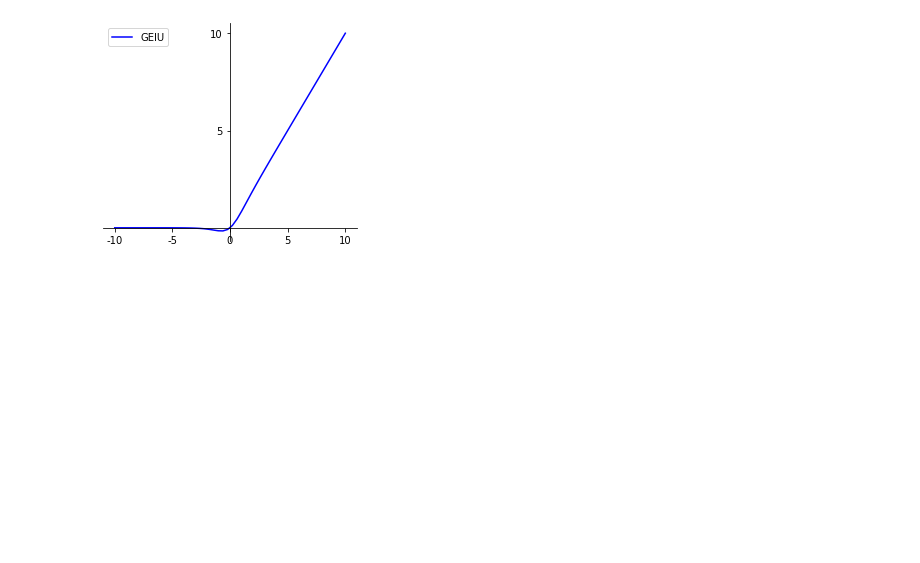
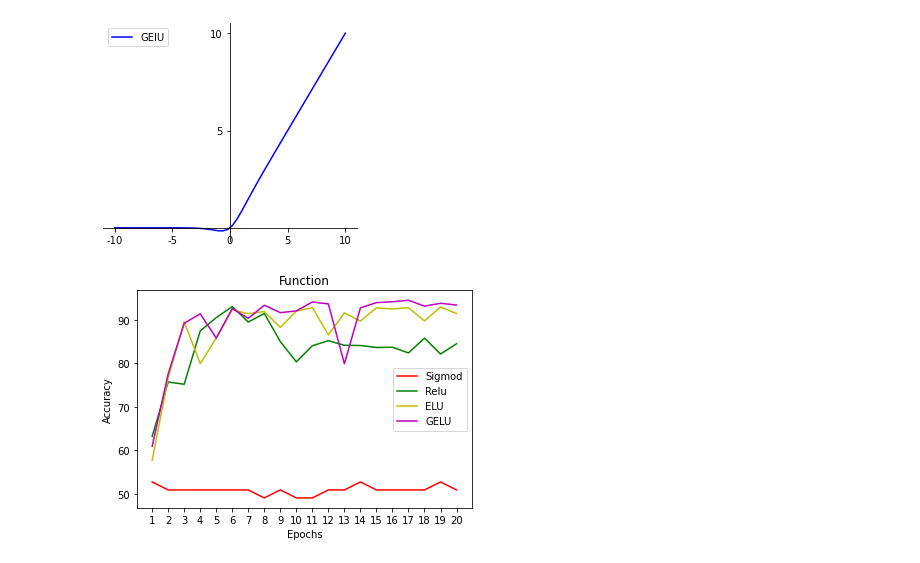
Before and after one commit to JoshuaXueJH/5100_eye_clinic, a Jupyter notebook: eye_clinic.ipynb, the cells around one changed output. Saved outputs shown, nothing was run; the diff lists cells and outputs as text; code cells hidden in the pictures; blank space fills up the shorter version.

Commit message:
added plots for parameters

```diff
--- a/eye_clinic.ipynb
+++ b/eye_clinic.ipynb
@@ -497,3 +497,18 @@ plt.legend()
 plt.show()
 # %% [output]
 [figure]
+# %%
+import pandas as pd
+function_df = pd.read_csv('data/eye/function.csv', engine='python')
+plt.plot(function_df.iloc[0], color='r')
+plt.plot(function_df.iloc[1], color='g')
+plt.plot(function_df.iloc[2], color='y')
+plt.plot(function_df.iloc[3], color='m')
+plt.legend(["Sigmod","Relu","ELU","GELU"])
+
+plt.ylabel('Accuracy')
+plt.xlabel('Epochs')
+plt.title('Function')
+plt.show()
+# %% [output]
+[figure, added]
```
Also changed, not shown: parts of 3 cells of this notebook.
